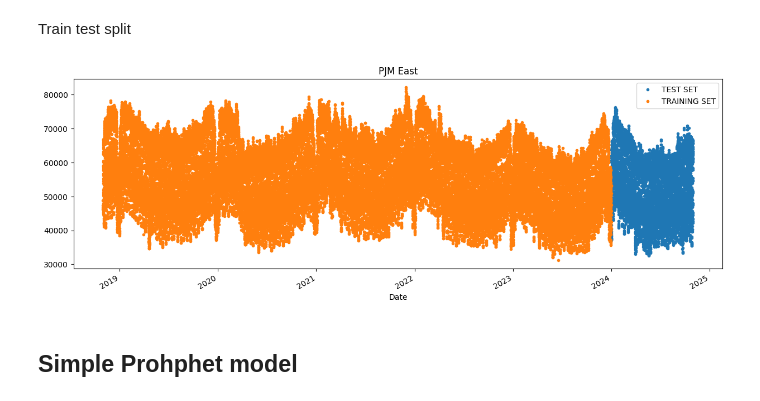
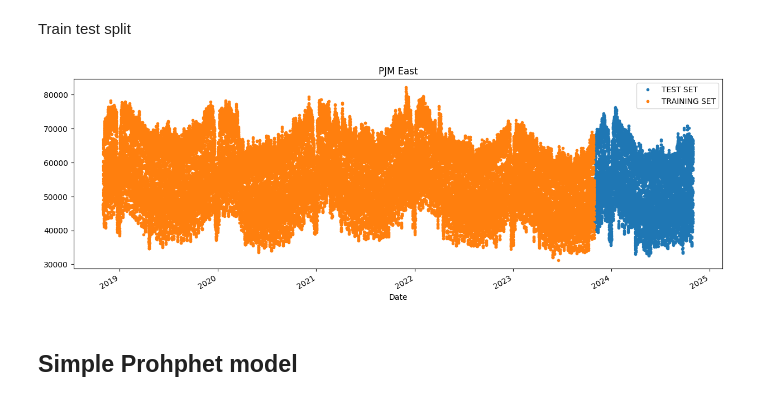
Before and after one commit to Timson1235/energy-timeseries-project, a Jupyter notebook: 3_Model/fb_prophet_tim.ipynb, the cells around one changed output. Drawn from its saved outputs; the diff is of its cells as text; code cells hidden in the pictures.

```diff
--- a/3_Model/fb_prophet_tim.ipynb
+++ b/3_Model/fb_prophet_tim.ipynb
@@ -27,19 +27,19 @@ df_load = df_feat_1.iloc[:, [0]]
 # %% [markdown]
 Train test split
 # %%
-split_date = '01.01.2024'
+split_date = '30.10.2023'
 train = df_load.loc[df_load.index <= split_date].copy()
 test = df_load.loc[df_load.index > split_date].copy()
 
 # Plot train and test so you can see where we have split
 test \
     .rename(columns={'Gesamt (Netzlast) [MWh] Berechnete Auflösungen': 'TEST SET'}) \
     .join(train.rename(columns={'Gesamt (Netzlast) [MWh] Berechnete Auflösungen': 'TRAINING SET'}),
           how='outer', lsuffix='_test', rsuffix='_train') \
     .plot(figsize=(15, 5), title='PJM East', style='.')
 plt.show()
 # %% [output]
-[figure, old version]
+[figure, new version]
 # %% [markdown]
 ## Simple Prohphet model
 # %%
```
Also changed, not shown: parts of 6 cells of this notebook, 9 other files.
